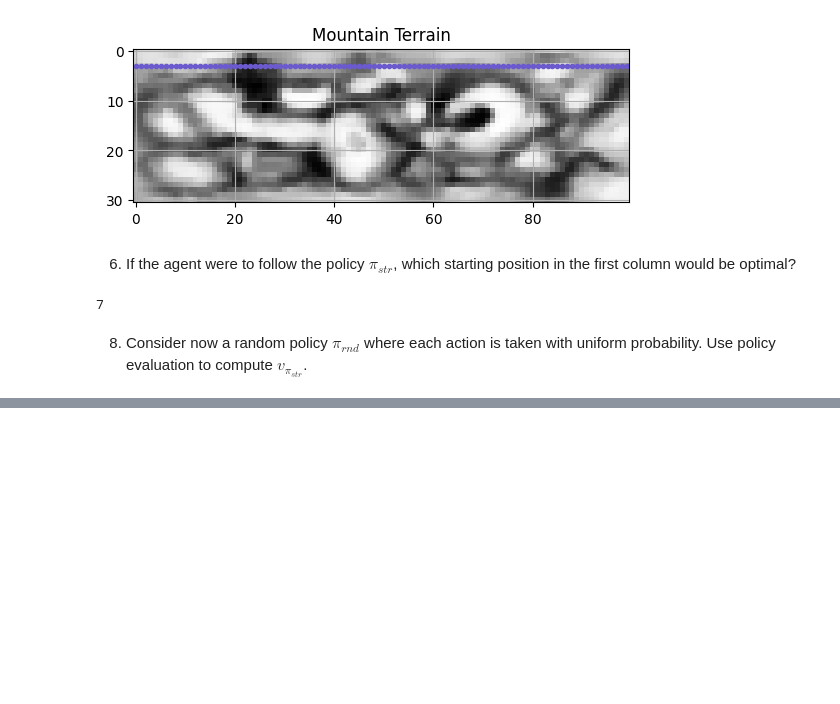
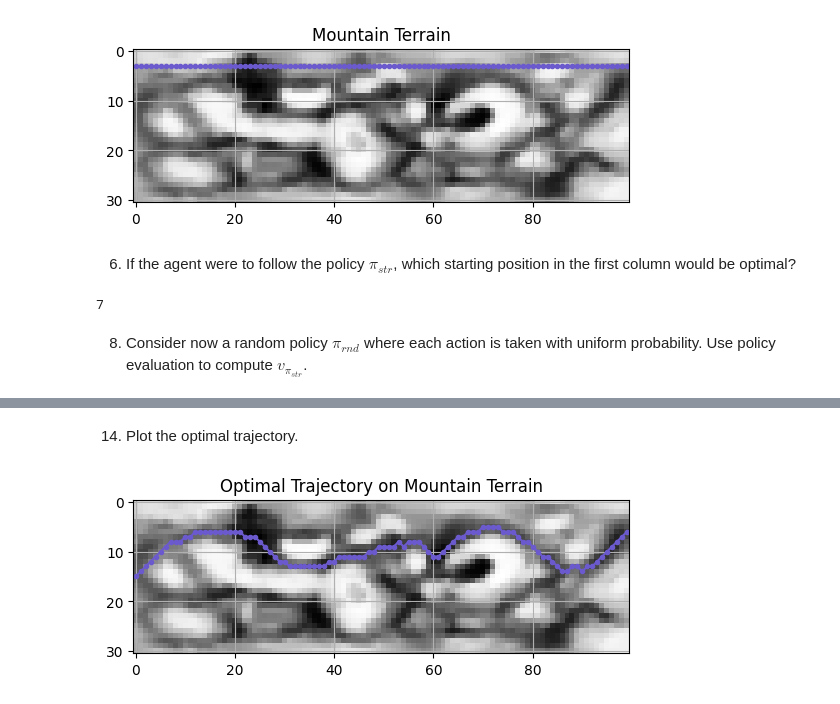
Before and after one commit to kuimetra/reinforcement_learning, a Jupyter notebook: problem_set2/main.ipynb, the cells around one changed output, grey strips where cells are left out. Saved outputs shown, nothing was run; the diff lists cells and outputs as text; code cells hidden in the pictures; blank space fills up the shorter version.

```diff
--- a/problem_set2/main.ipynb
+++ b/problem_set2/main.ipynb
@@ -155,0 +223,3 @@ v_straight_left_to_right[:, 0].argmax()
+# %%
+env = Mountain_one()
+optimal_policy = policy_iteration(env)
@@ -155,0 +236,30 @@ v_straight_left_to_right[:, 0].argmax()
+# %% [markdown]
+14. Plot the optimal trajectory.
+# %%
+def plot_optimal_trajectory(env, policy, initial_state):
+    mountain_map = env.get_map()
+
+    fig, ax = plt.subplots()
+    ax.imshow(mountain_map, cmap='Greys_r')
+    ax.set_title('Optimal Trajectory on Mountain Terrain')
+    ax.set_xticks(np.arange(0, 101, 20))
+    ax.set_yticks(np.arange(0, 32, 10))
+    ax.grid(True)
+
+    current_state = initial_state
+    trajectory = [current_state]
+
+    while current_state[1] < 99:
+        action_probabilities = policy[current_state]
+        action = max(action_probabilities, key=action_probabilities.get)  # action with the highest probability
+        next_state = env.next_state(current_state, action)
+        trajectory.append(next_state)
+        current_state = next_state
+
+    x, y = zip(*[(state[1], state[0]) for state in trajectory])
+    ax.plot(x, y, marker='.', linestyle='-', color='slateblue')
+    plt.show()
+# %%
+    plot_optimal_trajectory(env, optimal_policy, (15, 0))
+# %% [output]
+[figure, added]
```
Also changed, not shown: parts of 26 cells of this notebook.
